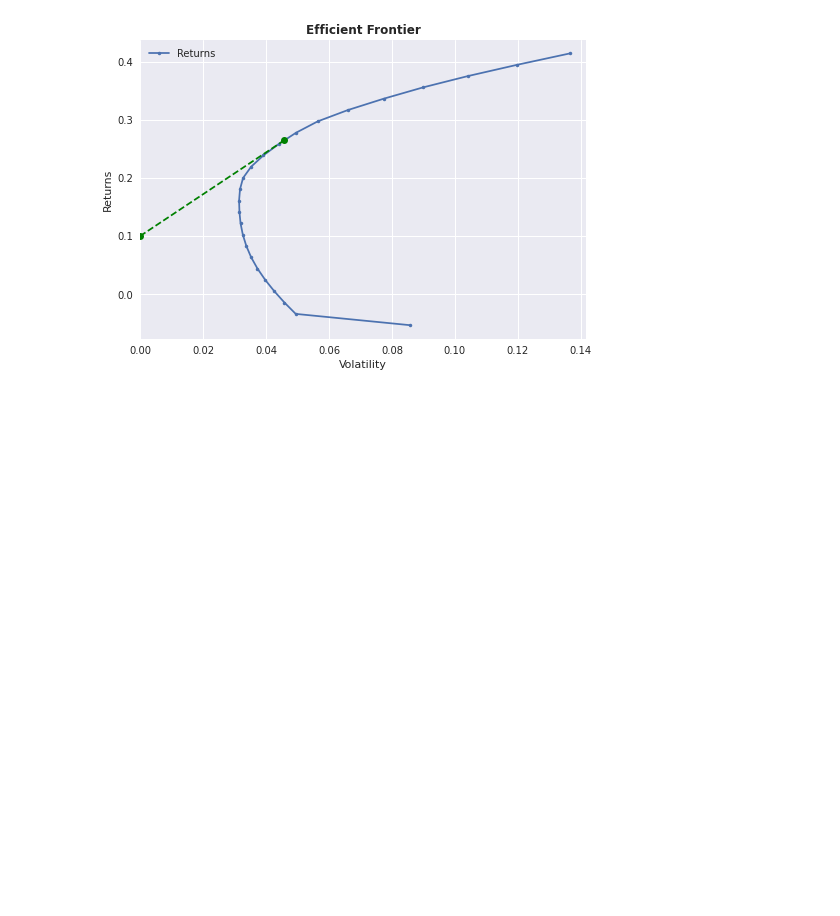
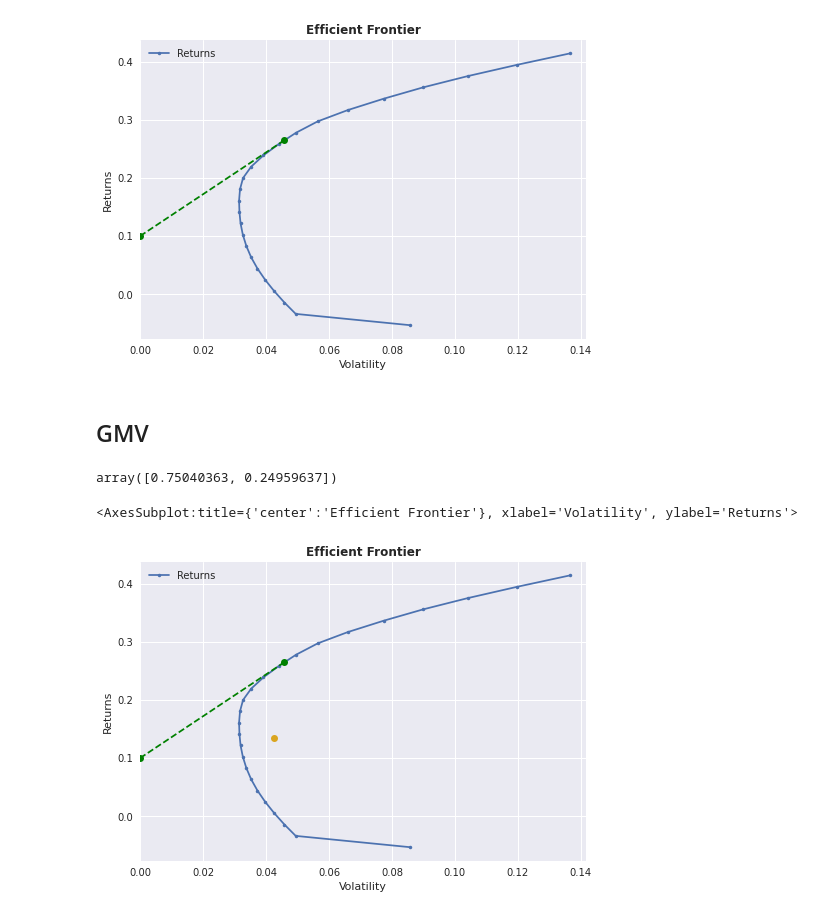
Before and after one commit to igoandrade/portfolio-construction-python, a Jupyter notebook: intro-course/week-2/implementing-markowitz.ipynb, the cells around one changed output. Saved outputs shown, nothing was run; the diff lists cells and outputs as text; code cells hidden in the pictures; blank space fills up the shorter version.

```diff
--- a/intro-course/week-2/implementing-markowitz.ipynb
+++ b/intro-course/week-2/implementing-markowitz.ipynb
@@ -51,3 +62,15 @@ rt.plot_ef(er, cov, riskfree_rate=0.1, show_cml=True)
 # %% [output]
 <AxesSubplot:title={'center':'Efficient Frontier'}, xlabel='Volatility', ylabel='Returns'>
 [figure]
+# %% [markdown]
+## GMV
+# %%
+l = ['Food', 'Steel']
+rt.msr(0.1, er[l], cov.loc[l, l])
+# %% [output]
+array([0.75040363, 0.24959637])
+# %%
+rt.plot_ef(er, cov, riskfree_rate=0.1, show_cml=True, show_ew=True)
+# %% [output]
+<AxesSubplot:title={'center':'Efficient Frontier'}, xlabel='Volatility', ylabel='Returns'>
+[figure, added]
```
Also changed, not shown: parts of 2 cells of this notebook, 1 other file.
